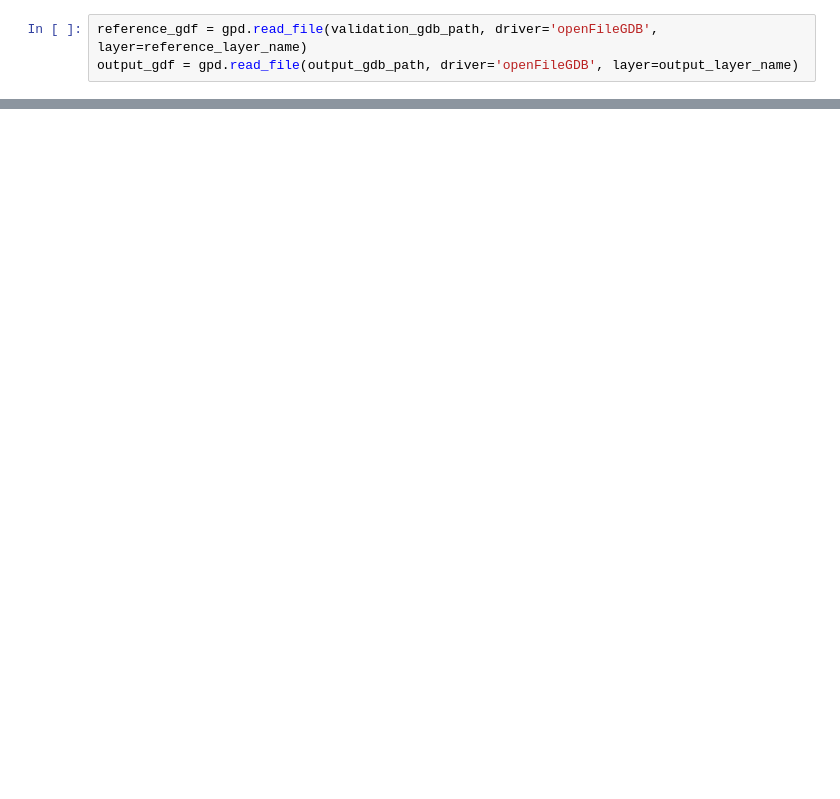
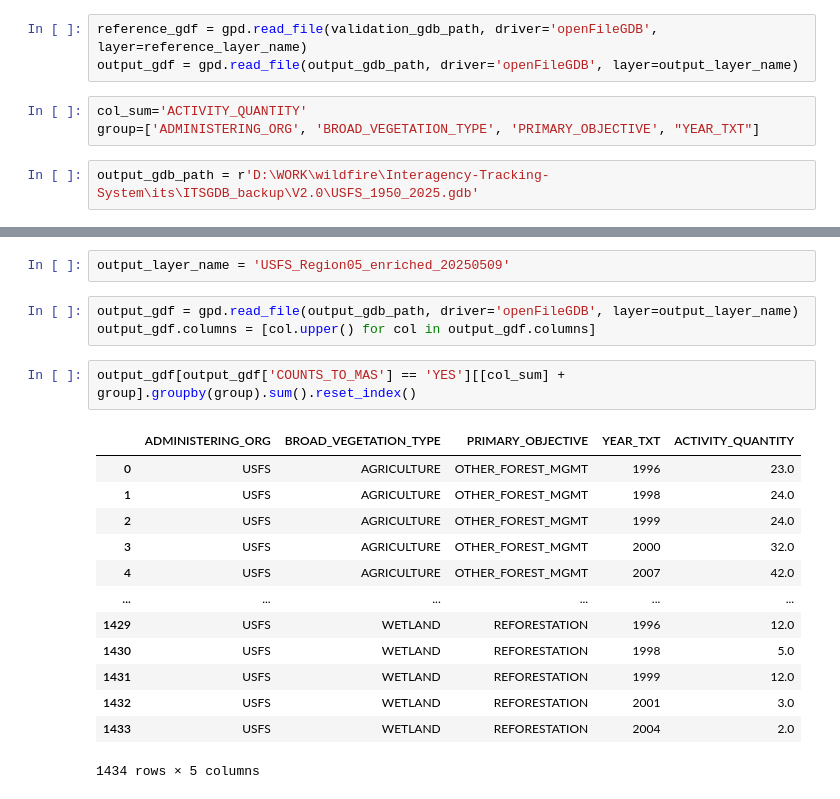
Before and after one commit to klinucsd/interagency-tracking-system, a Jupyter notebook: notebooks/Validate.ipynb, the cells around one changed output, grey strips where cells are left out. Cells and saved outputs as stored; diff of their text form; blank space fills up the shorter version.

```diff
--- a/notebooks/Validate.ipynb
+++ b/notebooks/Validate.ipynb
@@ -79,3 +88,8 @@ diff_df[diff_df['YEAR_TXT'] =='2022']
 # %%
 reference_gdf = gpd.read_file(validation_gdb_path, driver='openFileGDB', layer=reference_layer_name)
 output_gdf = gpd.read_file(output_gdb_path, driver='openFileGDB', layer=output_layer_name)
+# %%
+col_sum='ACTIVITY_QUANTITY'
+group=['ADMINISTERING_ORG', 'BROAD_VEGETATION_TYPE', 'PRIMARY_OBJECTIVE', "YEAR_TXT"]
+# %%
+output_gdb_path = r'D:\WORK\wildfire\Interagency-Tracking-System\its\ITSGDB_backup\V2.0\USFS_1950_2025.gdb'
@@ -81,0 +103,21 @@ output_gdf = gpd.read_file(output_gdb_path, driver='openFileGDB', layer=output_l
+# %%
+output_layer_name = 'USFS_Region05_enriched_20250509'
+# %%
+output_gdf = gpd.read_file(output_gdb_path, driver='openFileGDB', layer=output_layer_name)
+output_gdf.columns = [col.upper() for col in output_gdf.columns]
+# %%
+output_gdf[output_gdf['COUNTS_TO_MAS'] == 'YES'][[col_sum] + group].groupby(group).sum().reset_index()
+# %% [output]
+|  | ADMINISTERING_ORG | BROAD_VEGETATION_TYPE | PRIMARY_OBJECTIVE | YEAR_TXT | ACTIVITY_QUANTITY |
+| 0 | USFS | AGRICULTURE | OTHER_FOREST_MGMT | 1996 | 23.0 |
+| 1 | USFS | AGRICULTURE | OTHER_FOREST_MGMT | 1998 | 24.0 |
+| 2 | USFS | AGRICULTURE | OTHER_FOREST_MGMT | 1999 | 24.0 |
+| 3 | USFS | AGRICULTURE | OTHER_FOREST_MGMT | 2000 | 32.0 |
+| 4 | USFS | AGRICULTURE | OTHER_FOREST_MGMT | 2007 | 42.0 |
+| ... | ... | ... | ... | ... | ... |
+| 1429 | USFS | WETLAND | REFORESTATION | 1996 | 12.0 |
+| 1430 | USFS | WETLAND | REFORESTATION | 1998 | 5.0 |
+| 1431 | USFS | WETLAND | REFORESTATION | 1999 | 12.0 |
+| 1432 | USFS | WETLAND | REFORESTATION | 2001 | 3.0 |
+| 1433 | USFS | WETLAND | REFORESTATION | 2004 | 2.0 |
+1434 rows × 5 columns
```
Also changed, not shown: parts of 3 cells of this notebook, 13 other files.
